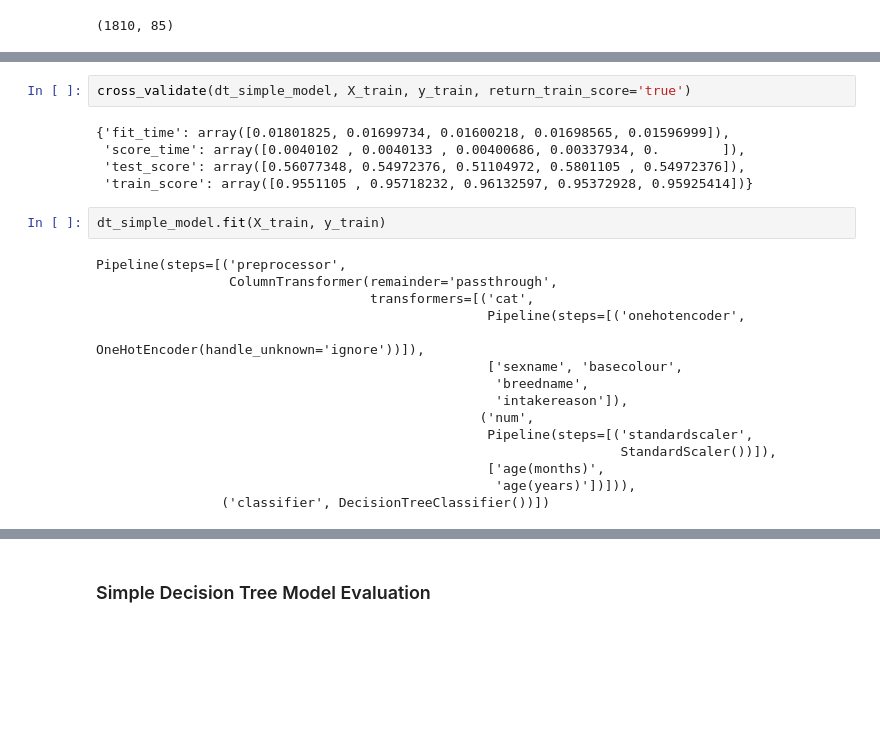
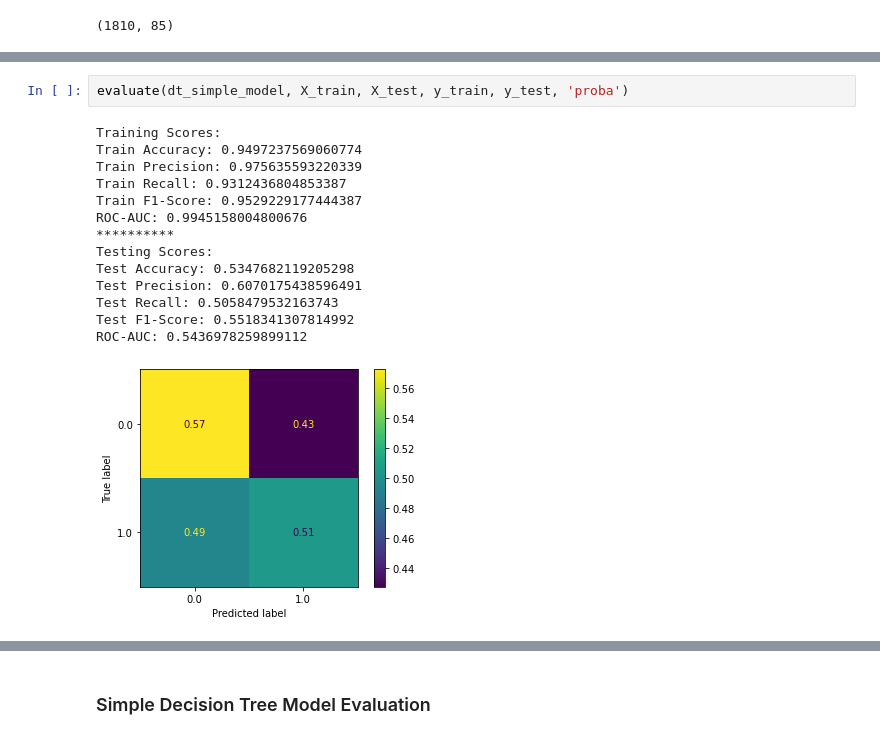
Before and after one commit to wharr1203/BloomingtonPetAdoption, a Jupyter notebook: Main Notebook.ipynb, the cells around one changed output, grey strips where cells are left out. Saved outputs shown, nothing was run; the diff lists cells and outputs as text; blank space fills up the shorter version.

```diff
--- a/Main Notebook.ipynb
+++ b/Main Notebook.ipynb
@@ -483,24 +505,17 @@ dt_simple_model = Pipeline(steps=[
 # %%
-cross_validate(dt_simple_model, X_train, y_train, return_train_score='true')
+evaluate(dt_simple_model, X_train, X_test, y_train, y_test, 'proba')
 # %% [output]
-{'fit_time': array([0.01801825, 0.01699734, 0.01600218, 0.01698565, 0.01596999]),
- 'score_time': array([0.0040102 , 0.0040133 , 0.00400686, 0.00337934, 0.        ]),
- 'test_score': array([0.56077348, 0.54972376, 0.51104972, 0.5801105 , 0.54972376]),
- 'train_score': array([0.9551105 , 0.95718232, 0.96132597, 0.95372928, 0.95925414])}
+Training Scores:
+Train Accuracy: 0.9497237569060774
+Train Precision: 0.975635593220339
+Train Recall: 0.9312436804853387
+Train F1-Score: 0.9529229177444387
+ROC-AUC: 0.9945158004800676
+**********
+Testing Scores:
+Test Accuracy: 0.5347682119205298
+Test Precision: 0.6070175438596491
+Test Recall: 0.5058479532163743
+Test F1-Score: 0.5518341307814992
+ROC-AUC: 0.5436978259899112
+[figure, added]
-# %%
-dt_simple_model.fit(X_train, y_train)
-# %% [output]
-Pipeline(steps=[('preprocessor',
-                 ColumnTransformer(remainder='passthrough',
-                                   transformers=[('cat',
-                                                  Pipeline(steps=[('onehotencoder',
-                                                                   OneHotEncoder(handle_unknown='ignore'))]),
-                                                  ['sexname', 'basecolour',
-                                                   'breedname',
-                                                   'intakereason']),
-                                                 ('num',
-                                                  Pipeline(steps=[('standardscaler',
-                                                                   StandardScaler())]),
-                                                  ['age(months)',
-                                                   'age(years)'])])),
-                ('classifier', DecisionTreeClassifier())])
```
Also changed, not shown: parts of 50 cells of this notebook.
